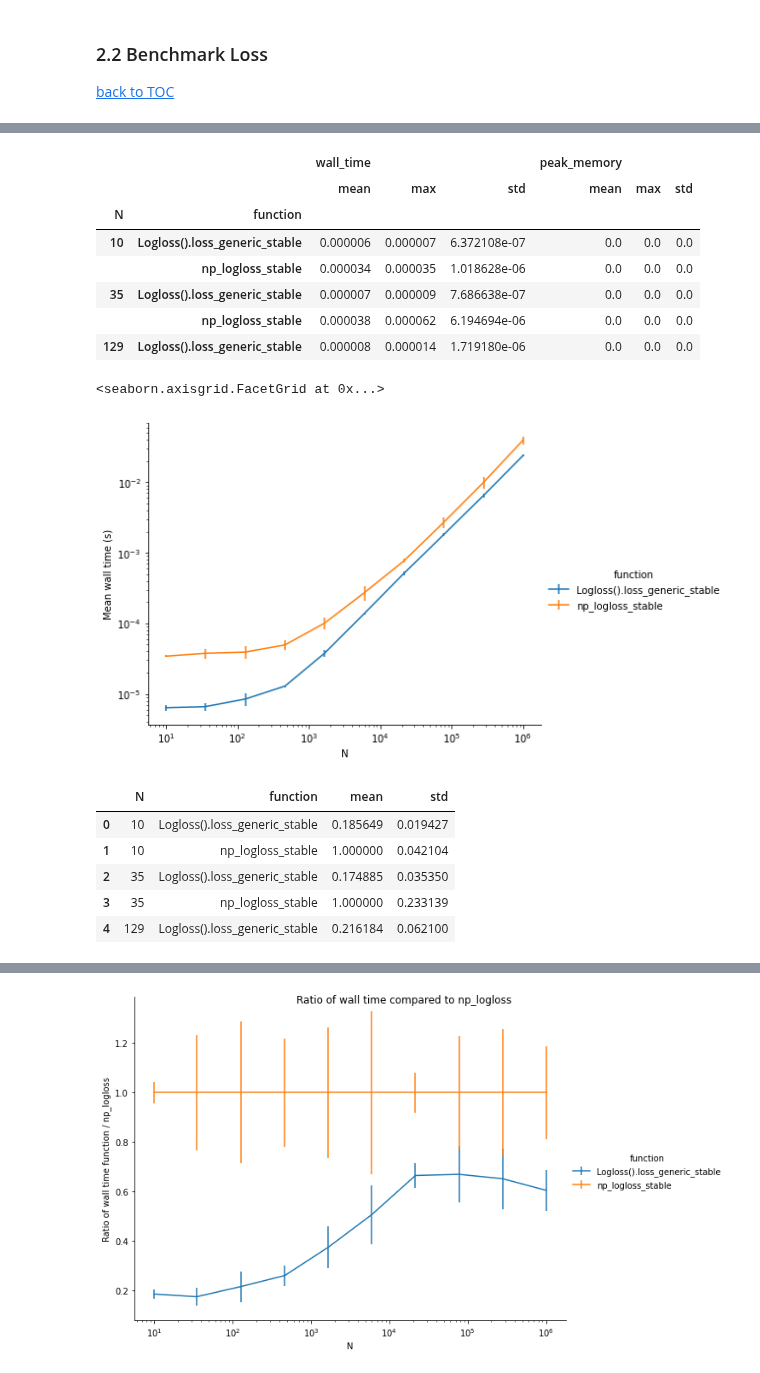
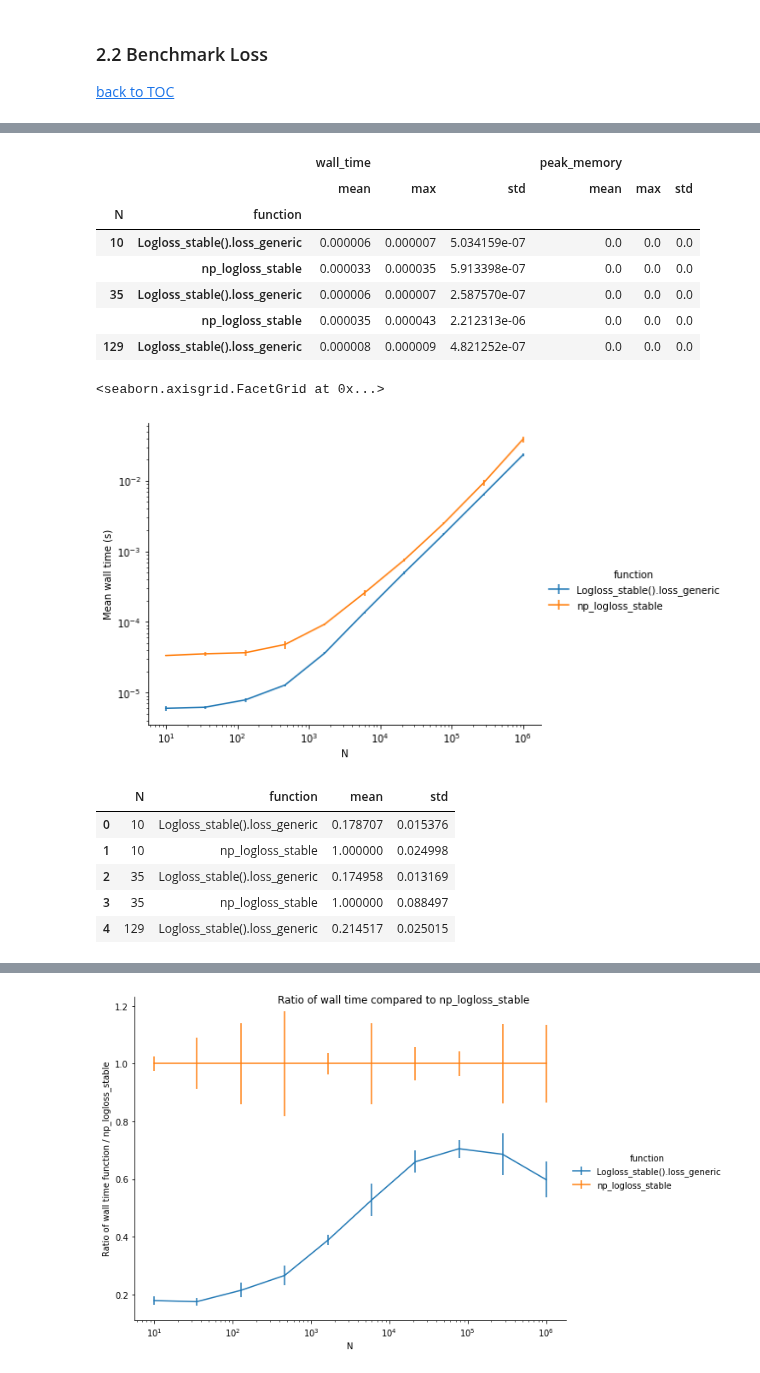
Before and after one commit to lorentzenchr/notebooks, a Jupyter notebook: bench_logloss_Cython.ipynb, the cells around one changed output, grey strips where cells are left out. Drawn from its saved outputs; the diff is of its cells as text; code cells hidden in the pictures.

Commit message:
ENH bench_logloss a bit

```diff
--- a/bench_logloss_Cython.ipynb
+++ b/bench_logloss_Cython.ipynb
@@ -666,7 +679,7 @@ y_true = rng.binomial(1, 0.5, size=n_samples).astype(np.float64)
 raw = 20 * rng.standard_normal(n_samples, dtype=np.float64)
 
 func_list = [(np_logloss_stable, "np_logloss_stable"),
-             (Logloss().loss_generic_stable, "Logloss().loss_generic_stable"),
+             (Logloss_stable().loss_generic, "Logloss_stable().loss_generic"),
             ]
 
 def benchmark_cases():
@@ -688,11 +701,11 @@ df.head()
 |  |  | wall_time |  |  | peak_memory |  |  |
 |  |  | mean | max | std | mean | max | std |
 | N | function |  |  |  |  |  |  |
-| 10 | Logloss().loss_generic_stable | 0.000006 | 0.000007 | 6.372108e-07 | 0.0 | 0.0 | 0.0 |
-|  | np_logloss_stable | 0.000034 | 0.000035 | 1.018628e-06 | 0.0 | 0.0 | 0.0 |
-| 35 | Logloss().loss_generic_stable | 0.000007 | 0.000009 | 7.686638e-07 | 0.0 | 0.0 | 0.0 |
-|  | np_logloss_stable | 0.000038 | 0.000062 | 6.194694e-06 | 0.0 | 0.0 | 0.0 |
-| 129 | Logloss().loss_generic_stable | 0.000008 | 0.000014 | 1.719180e-06 | 0.0 | 0.0 | 0.0 |
+| 10 | Logloss_stable().loss_generic | 0.000006 | 0.000007 | 5.034159e-07 | 0.0 | 0.0 | 0.0 |
+|  | np_logloss_stable | 0.000033 | 0.000035 | 5.913398e-07 | 0.0 | 0.0 | 0.0 |
+| 35 | Logloss_stable().loss_generic | 0.000006 | 0.000007 | 2.587570e-07 | 0.0 | 0.0 | 0.0 |
+|  | np_logloss_stable | 0.000035 | 0.000043 | 2.212313e-06 | 0.0 | 0.0 | 0.0 |
+| 129 | Logloss_stable().loss_generic | 0.000008 | 0.000009 | 4.821252e-07 | 0.0 | 0.0 | 0.0 |
 # %%
 g = sns.FacetGrid(df.wall_time.reset_index(), hue="function", height=5, aspect=4/3)
 g.map_dataframe(errplot, "N", "mean", "std")
@@ -701,7 +714,7 @@ g.set_axis_labels(y_var="Mean wall time (s)")
 g.add_legend()
 # %% [output]
 <seaborn.axisgrid.FacetGrid at 0x...>
-[figure, old version]
+[figure, new version]
 # %%
 df_reference = df.wall_time.reset_index().query("function == 'np_logloss_stable'")
 df_plot = pd.merge(df.wall_time.reset_index(), df_reference, on='N', suffixes=('', '_np'))
@@ -712,17 +725,17 @@ df_plot = df_plot.loc[:, ['N', 'function', 'mean', 'std']]
 df_plot.head()
 # %% [output]
 |  | N | function | mean | std |
-| 0 | 10 | Logloss().loss_generic_stable | 0.185649 | 0.019427 |
-| 1 | 10 | np_logloss_stable | 1.000000 | 0.042104 |
-| 2 | 35 | Logloss().loss_generic_stable | 0.174885 | 0.035350 |
-| 3 | 35 | np_logloss_stable | 1.000000 | 0.233139 |
-| 4 | 129 | Logloss().loss_generic_stable | 0.216184 | 0.062100 |
+| 0 | 10 | Logloss_stable().loss_generic | 0.178707 | 0.015376 |
+| 1 | 10 | np_logloss_stable | 1.000000 | 0.024998 |
+| 2 | 35 | Logloss_stable().loss_generic | 0.174958 | 0.013169 |
+| 3 | 35 | np_logloss_stable | 1.000000 | 0.088497 |
+| 4 | 129 | Logloss_stable().loss_generic | 0.214517 | 0.025015 |
 # %%
 g = sns.FacetGrid(df_plot, hue="function", height=6, aspect=4/3)
 g.map_dataframe(errplot, "N", "mean", "std")
 #g.set(ylim=(0.95, 2.5))
 g.set(xscale="log")
-g.set_axis_labels(y_var="Ratio of wall time function / np_logloss")
+g.set_axis_labels(y_var="Ratio of wall time function / np_logloss_stable")
 g.add_legend()
-g.fig.suptitle("Ratio of wall time compared to np_logloss")
+g.fig.suptitle("Ratio of wall time compared to np_logloss_stable")
 # %% [output]
@@ -730,4 +743,4 @@ Text(0.5, 0.98, 'Ratio of wall time compared to np_logloss')
-[figure, old version]
+[figure, new version]
 # %%
 g = sns.FacetGrid(df.peak_memory.reset_index(), hue="function", height=5, aspect=4/3)
 g.map_dataframe(errplot, "N", "mean", "std")
```
Also changed, not shown: parts of 18 cells of this notebook.
